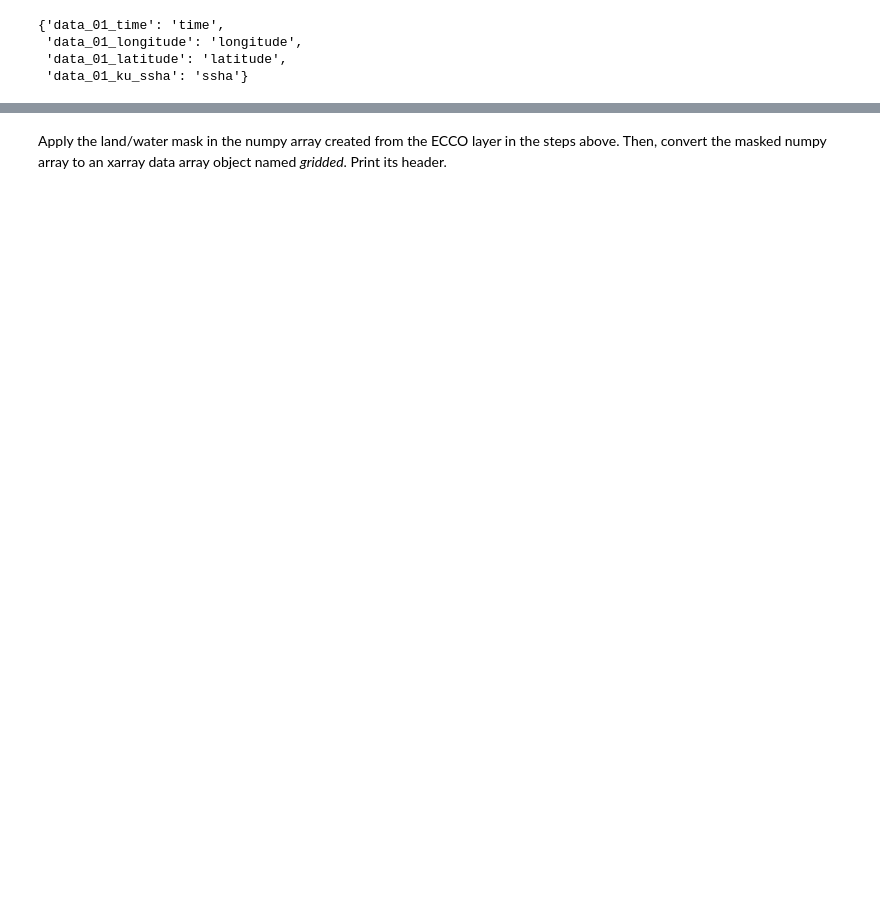
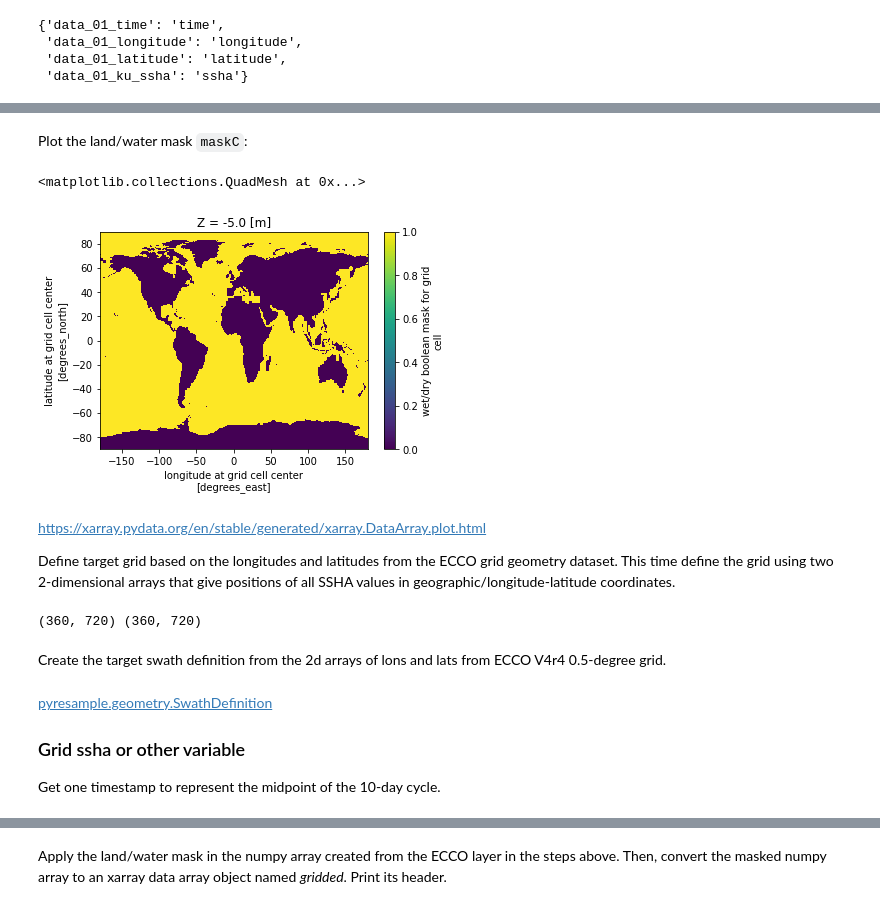
Before and after one commit to NASA-Openscapes/2021-Cloud-Hackathon, a Jupyter notebook: tutorials/06_S6_OPeNDAP_Access_Gridding.ipynb, the cells around one changed output, grey strips where cells are left out. Drawn from its saved outputs; the diff is of its cells as text; code cells hidden in the pictures; blank space fills up the shorter version.

```diff
--- a/tutorials/06_S6_OPeNDAP_Access_Gridding.ipynb
+++ b/tutorials/06_S6_OPeNDAP_Access_Gridding.ipynb
@@ -335,10 +0,0 @@ This function downloads one granule from the remote `url` to a local `target` pa
-# %%
-def download(url: str, target: str, force: bool=False):
-    if not os.path.isfile(target) or force is True:
-        with requests.get(url) as response, open(target, 'wb') as file:
-            if not response.status_code // 100 == 2:
-                raise Exception(response.text)
-            for chunk in response.iter_content(chunk_size=1024):
-                if chunk:
-                    file.write(chunk)
-    return target
@@ -615,0 +267,8 @@ type(result), type(stddev), type(counts)
+# %%
+ecco_url = "https://archive.podaac.earthdata.nasa.gov/podaac-ops-cumulus-protected/ECCO_L4_GEOMETRY_05DEG_V4R4/GRID_GEOMETRY_ECCO_V4r4_latlon_0p50deg.nc"
+
+ecco_file = download(ecco_url)
+
+ecco_grid = xr.open_dataset(ecco_file)
+
+print(ecco_grid)
@@ -615,0 +297,2 @@ type(result), type(stddev), type(counts)
+# %%
+ecco_grid = ecco_grid.isel(Z=0).copy()
@@ -615,0 +316,22 @@ type(result), type(stddev), type(counts)
+# %% [markdown]
+Plot the land/water mask `maskC`:
+# %%
+ecco_grid.maskC.plot()
+# %% [output]
+<matplotlib.collections.QuadMesh at 0x...>
+[figure, added]
+# %% [markdown]
+https://xarray.pydata.org/en/stable/generated/xarray.DataArray.plot.html
+
+Define target grid based on the longitudes and latitudes from the ECCO grid geometry dataset. This time define the grid using two 2-dimensional arrays that give positions of all SSHA values in geographic/longitude-latitude coordinates.
+# %%
+ecco_lons = ecco_grid.maskC.longitude.values
+ecco_lats = ecco_grid.maskC.latitude.values
+
+ecco_lons_2d, ecco_lats_2d = np.meshgrid(ecco_lons, ecco_lats)
+
+print(ecco_lons_2d.shape, ecco_lats_2d.shape)
+# %% [output]
+(360, 720) (360, 720)
+# %% [markdown]
+Create the target swath definition from the 2d arrays of lons and lats from ECCO V4r4 0.5-degree grid.
@@ -615,0 +340,6 @@ type(result), type(stddev), type(counts)
+# %% [markdown]
+[pyresample.geometry.SwathDefinition](https://pyresample.readthedocs.io/en/latest/api/pyresample.html#pyresample.geometry.SwathDefinition)
+
+### Grid ssha or other variable
+
+Get one timestamp to represent the midpoint of the 10-day cycle.
```
Also changed, not shown: parts of 126 cells of this notebook, 2 other files.
